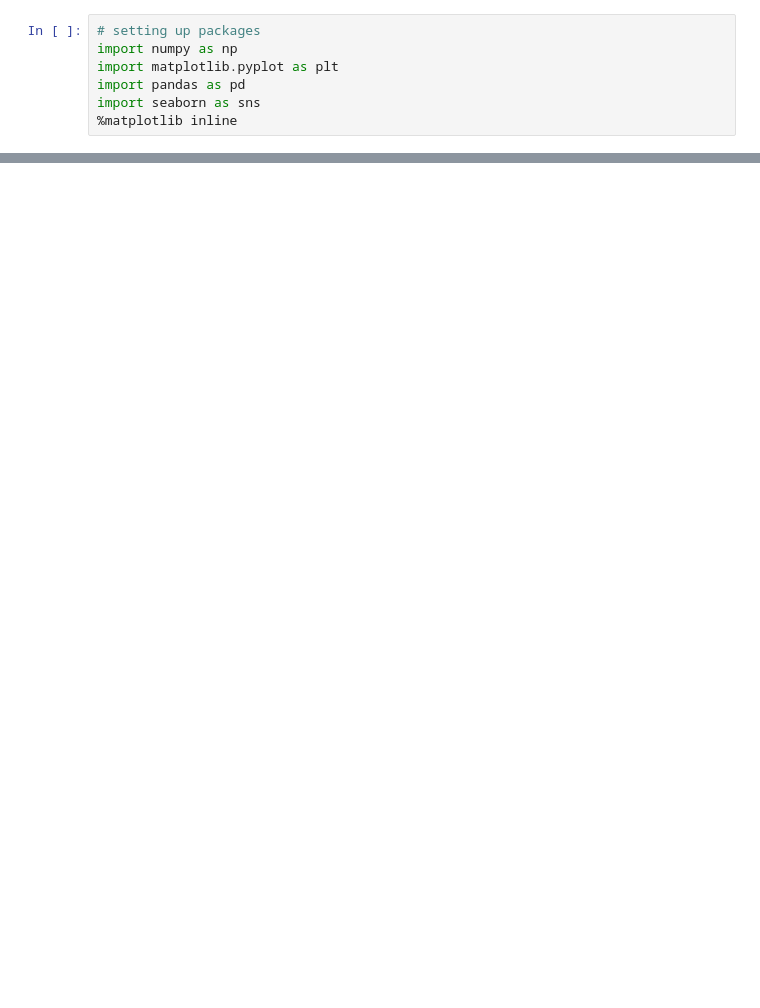
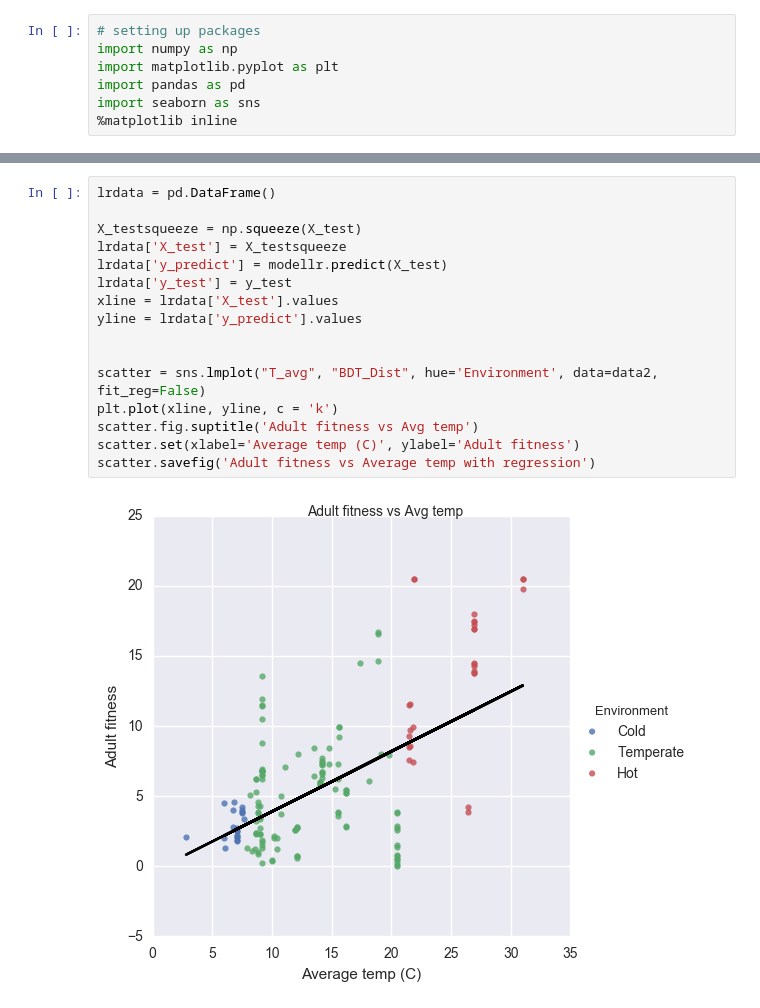
Before and after one commit to UW-Biol419-Wi2017/Insect-adaptation, a Jupyter notebook: Insect code.ipynb, the cells around one changed output, grey strips where cells are left out. Saved outputs shown, nothing was run; the diff lists cells and outputs as text; blank space fills up the shorter version.

```diff
--- a/Insect code.ipynb
+++ b/Insect code.ipynb
@@ -105,0 +136,18 @@ significance analysis
+# %%
+lrdata = pd.DataFrame()
+
+X_testsqueeze = np.squeeze(X_test)
+lrdata['X_test'] = X_testsqueeze
+lrdata['y_predict'] = modellr.predict(X_test)
+lrdata['y_test'] = y_test
+xline = lrdata['X_test'].values
+yline = lrdata['y_predict'].values
+
+
+scatter = sns.lmplot("T_avg", "BDT_Dist", hue='Environment', data=data2, fit_reg=False)
+plt.plot(xline, yline, c = 'k')
+scatter.fig.suptitle('Adult fitness vs Avg temp')
+scatter.set(xlabel='Average temp (C)', ylabel='Adult fitness')
+scatter.savefig('Adult fitness vs Average temp with regression')
+# %% [output]
+[figure, added]
```
Also changed, not shown: parts of 6 cells of this notebook, 5 other files.
